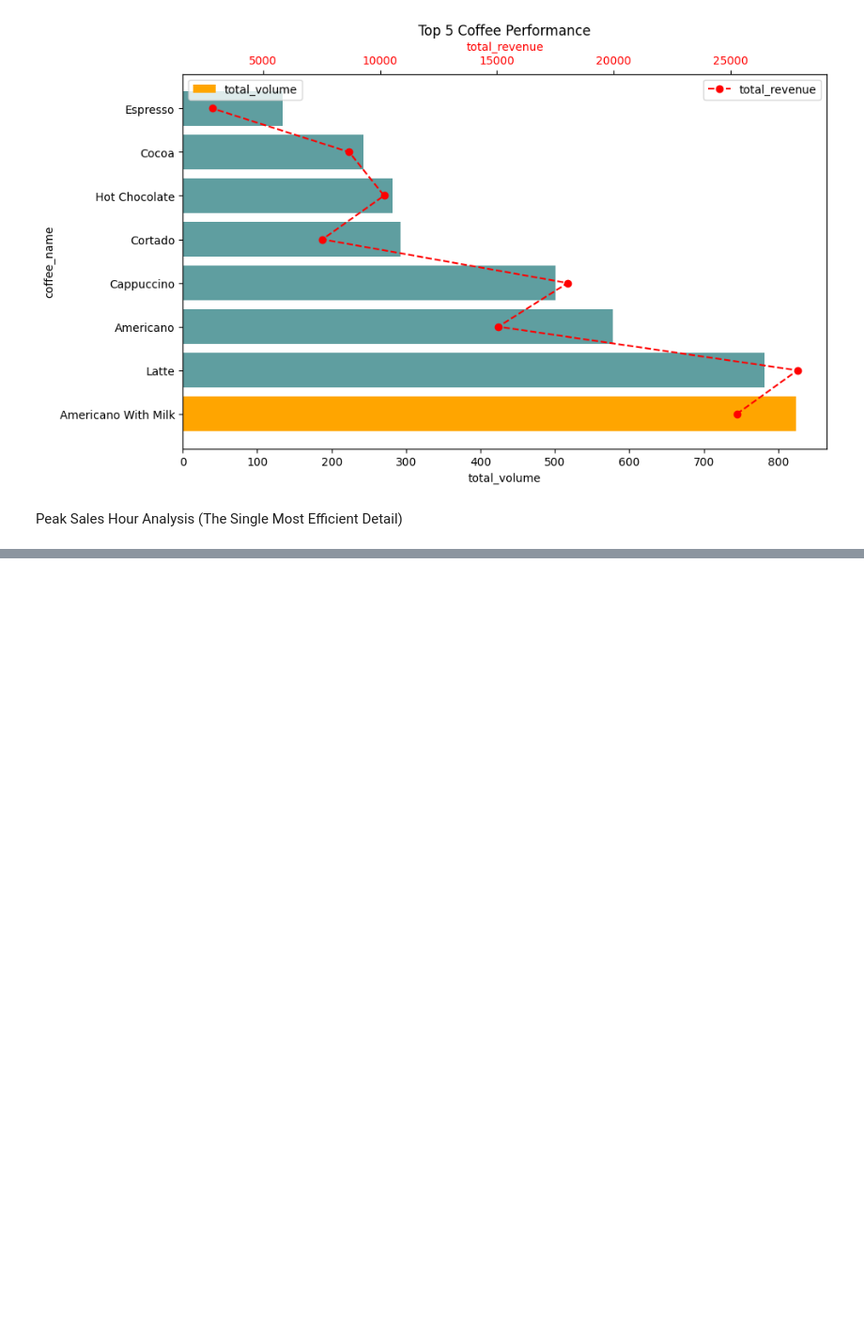
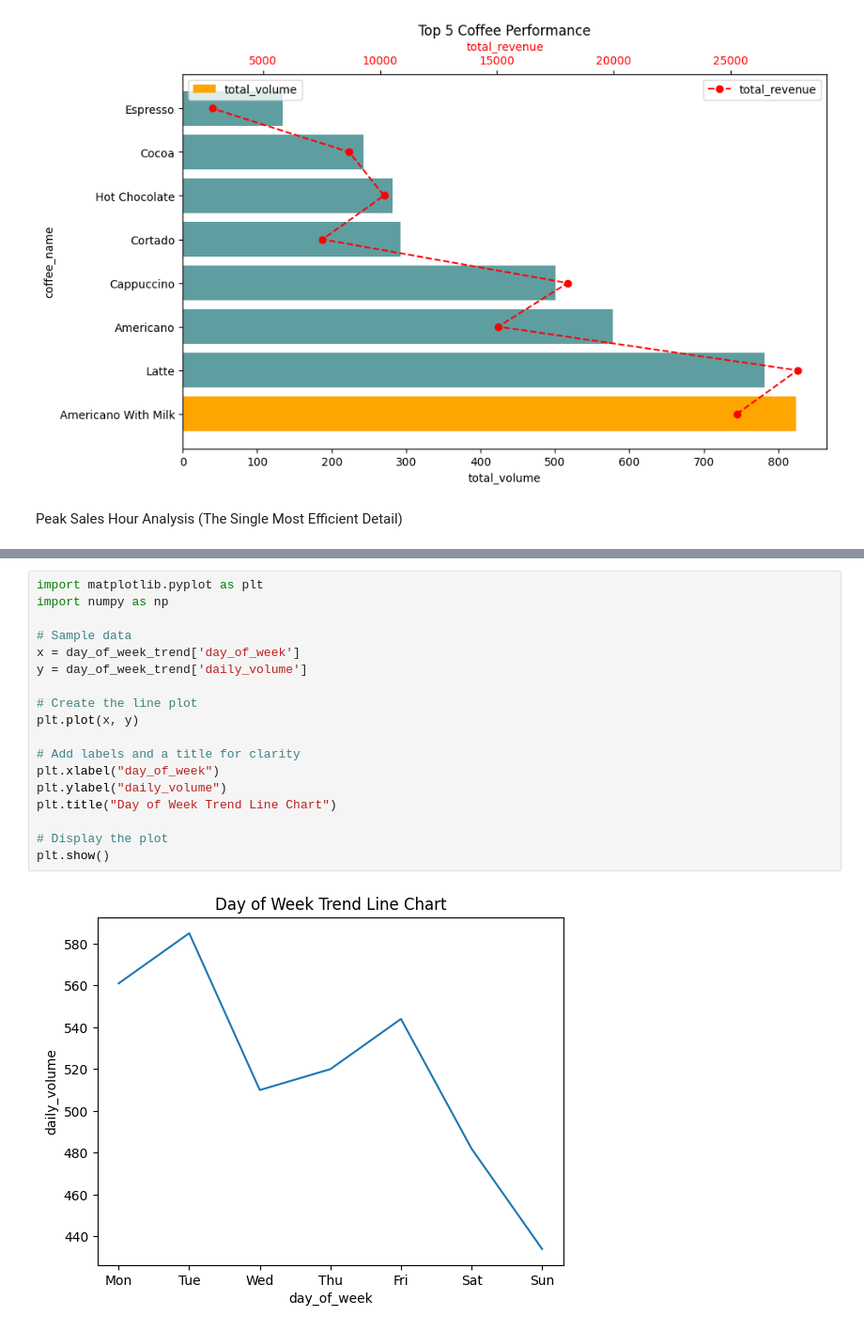
Before and after one commit to asangikak/kaggle, a Jupyter notebook: coffee-sales-eda.ipynb, the cells around one changed output, grey strips where cells are left out. Shown: that part at 94% size. Saved outputs shown, nothing was run; the diff lists cells and outputs as text; blank space fills up the shorter version.

```diff
--- a/coffee-sales-eda.ipynb
+++ b/coffee-sales-eda.ipynb
@@ -324,0 +369,20 @@ Peak Sales Hour Analysis (The Single Most Efficient Detail)
+# %%
+import matplotlib.pyplot as plt
+import numpy as np
+
+# Sample data
+x = day_of_week_trend['day_of_week']
+y = day_of_week_trend['daily_volume']
+
+# Create the line plot
+plt.plot(x, y)
+
+# Add labels and a title for clarity
+plt.xlabel("day_of_week")
+plt.ylabel("daily_volume")
+plt.title("Day of Week Trend Line Chart")
+
+# Display the plot
+plt.show()
+# %% [output]
+[figure, added]
```
Also changed, not shown: parts of 4 cells of this notebook.
